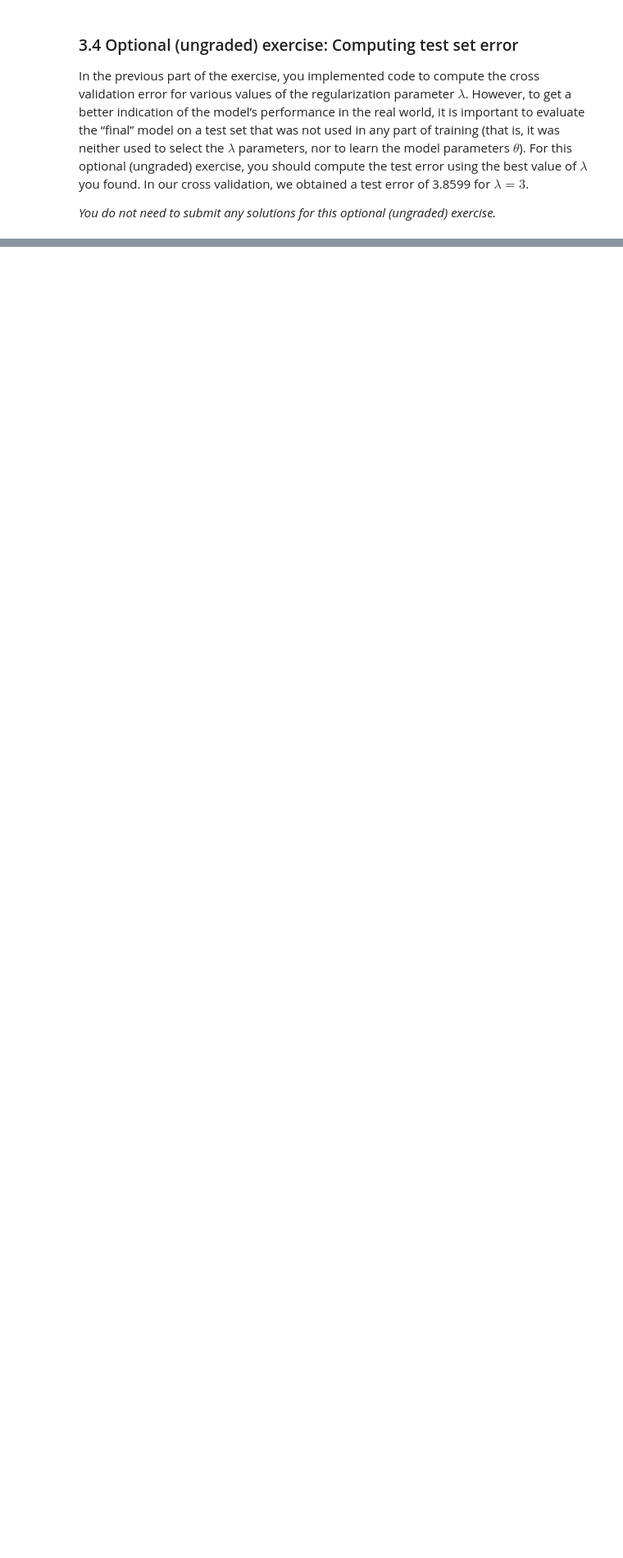
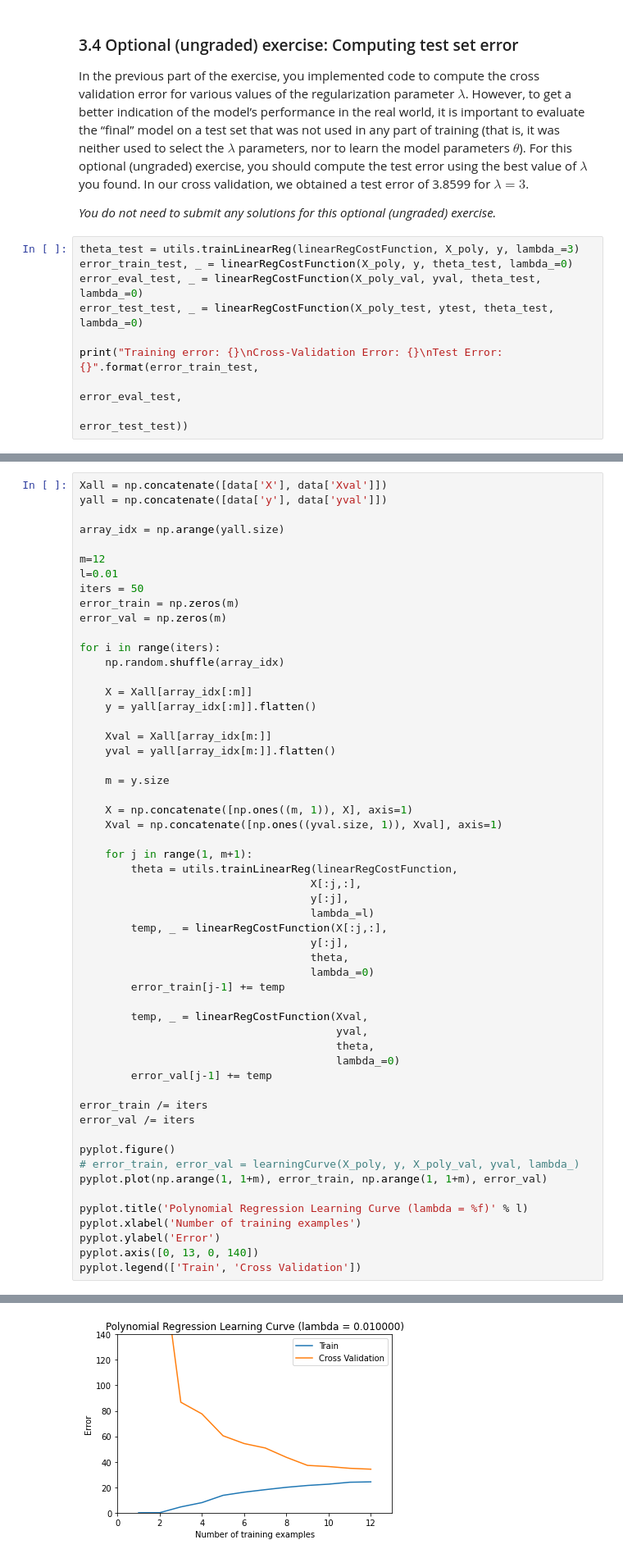
Before and after one commit to romadvincula/coursera-ml-standford, a Jupyter notebook: Exercise5/exercise5.ipynb, the cells around one changed output, grey strips where cells are left out. Shown at 82% size. Drawn from its saved outputs; the diff is of its cells as text; blank space fills up the shorter version.

```diff
--- a/Exercise5/exercise5.ipynb
+++ b/Exercise5/exercise5.ipynb
@@ -626,3 +764,12 @@ grader.grade()
 In the previous part of the exercise, you implemented code to compute the cross validation error for various values of the regularization parameter $\lambda$. However, to get a better indication of the model’s performance in the real world, it is important to evaluate the “final” model on a test set that was not used in any part of training (that is, it was neither used to select the $\lambda$ parameters, nor to learn the model parameters $\theta$). For this optional (ungraded) exercise, you should compute the test error using the best value of $\lambda$ you found. In our cross validation, we obtained a test error of 3.8599 for $\lambda = 3$.
 
 *You do not need to submit any solutions for this optional (ungraded) exercise.*
+# %%
+theta_test = utils.trainLinearReg(linearRegCostFunction, X_poly, y, lambda_=3)
+error_train_test, _ = linearRegCostFunction(X_poly, y, theta_test, lambda_=0)
+error_eval_test, _ = linearRegCostFunction(X_poly_val, yval, theta_test, lambda_=0)
+error_test_test, _ = linearRegCostFunction(X_poly_test, ytest, theta_test, lambda_=0)
+
+print("Training error: {}\nCross-Validation Error: {}\nTest Error: {}".format(error_train_test,
+                                                                             error_eval_test,
+                                                                             error_test_test))
@@ -638,3 +789,59 @@ For this optional (ungraded) exercise, you should implement the above strategy f
 ![](Figures/learning_curve_random.png)
 
 *You do not need to submit any solutions for this optional (ungraded) exercise.*
+# %%
+Xall = np.concatenate([data['X'], data['Xval']])
+yall = np.concatenate([data['y'], data['yval']])
+
+array_idx = np.arange(yall.size)
+
+m=12
+l=0.01
+iters = 50
+error_train = np.zeros(m)
+error_val = np.zeros(m)
+
+for i in range(iters):
+    np.random.shuffle(array_idx)
+
+    X = Xall[array_idx[:m]]
+    y = yall[array_idx[:m]].flatten()
+
+    Xval = Xall[array_idx[m:]]
+    yval = yall[array_idx[m:]].flatten()
+
+    m = y.size
+
+    X = np.concatenate([np.ones((m, 1)), X], axis=1)
+    Xval = np.concatenate([np.ones((yval.size, 1)), Xval], axis=1)
+
+    for j in range(1, m+1):
+        theta = utils.trainLinearReg(linearRegCostFunction,
+                                    X[:j,:],
+                                    y[:j],
+                                    lambda_=l)
+        temp, _ = linearRegCostFunction(X[:j,:],
+                                    y[:j],
+                                    theta,
+                                    lambda_=0)
+        error_train[j-1] += temp
+
+        temp, _ = linearRegCostFunction(Xval,
+                                        yval,
+                                        theta,
+                                        lambda_=0)
+        error_val[j-1] += temp
+
+error_train /= iters
+error_val /= iters
+
+pyplot.figure()
+# error_train, error_val = learningCurve(X_poly, y, X_poly_val, yval, lambda_)
+pyplot.plot(np.arange(1, 1+m), error_train, np.arange(1, 1+m), error_val)
+
+pyplot.title('Polynomial Regression Learning Curve (lambda = %f)' % l)
+pyplot.xlabel('Number of training examples')
+pyplot.ylabel('Error')
+pyplot.axis([0, 13, 0, 140])
+pyplot.legend(['Train', 'Cross Validation'])
+# %% [output]
@@ -640,0 +849 @@ For this optional (ungraded) exercise, you should implement the above strategy f
+[figure, added]
```
Also changed, not shown: parts of 26 cells of this notebook, 1 other file.
